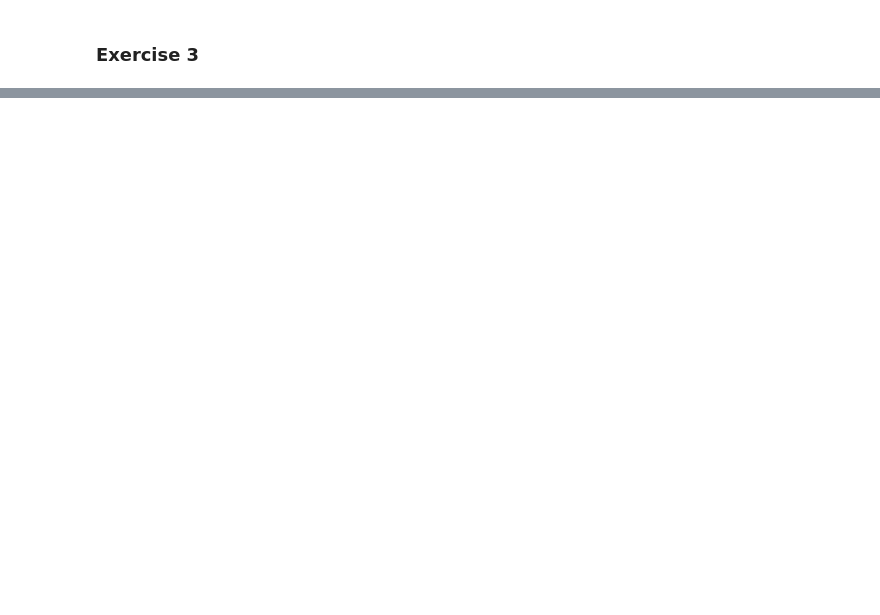
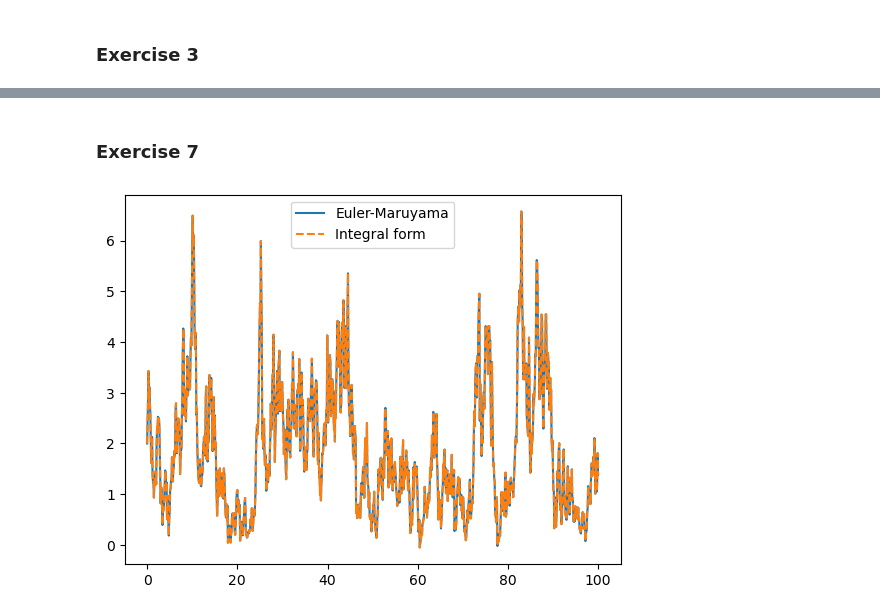
Before and after one commit to muhammadhussain-ops/02425-Diffusions-and-stochastic-differential-equations, a Jupyter notebook: WEEK5.ipynb, the cells around one changed output, grey strips where cells are left out. Drawn from its saved outputs; the diff is of its cells as text; code cells hidden in the pictures; blank space fills up the shorter version.

```diff
--- a/WEEK5.ipynb
+++ b/WEEK5.ipynb
@@ -98,0 +377,18 @@ plt.show()
+# %% [markdown]
+### Exercise 7
+# %%
+drift = np.zeros(len(XL))
+ito = np.zeros(len(XL))
+
+for i in range(1, len(XL)):
+    drift[i] = drift[i-1] + lmda * (chsi - XL[i-1]) * dt
+    ito[i] = ito[i-1] + gamma * np.sqrt(abs(XL[i-1])) * (Bt[i] - Bt[i-1])
+
+X_integral = XL[0] + drift + ito
+
+plt.plot(t, XL, label="Euler-Maruyama")
+plt.plot(t, X_integral, "--", label="Integral form")
+plt.legend()
+plt.show()
+# %% [output]
+[figure, added]
```
Also changed, not shown: parts of 21 cells of this notebook.
